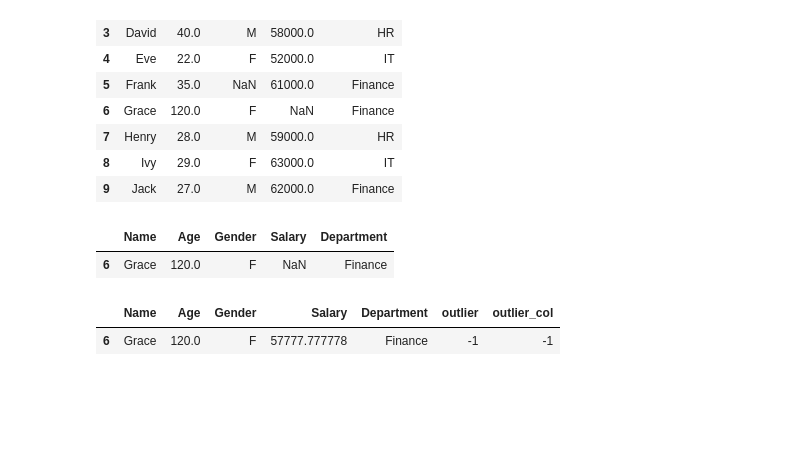
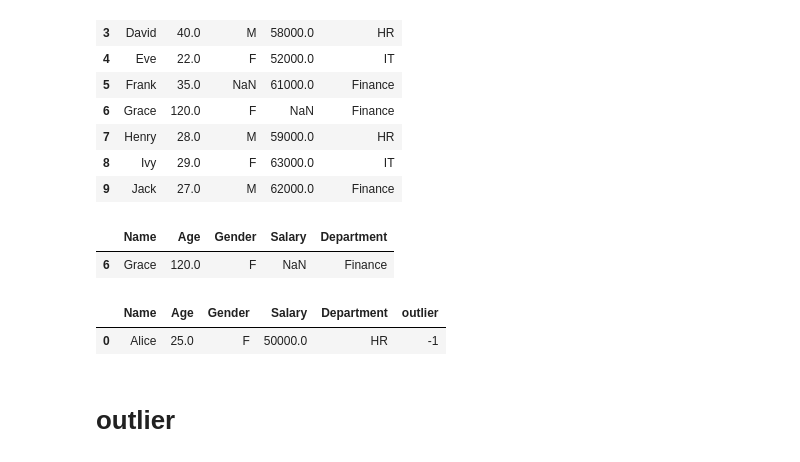
Before and after one commit to gunavathibaskaran170/AI-project-, a Jupyter notebook: Handling_Missing_values.ipynb, the cells around one changed output. Drawn from its saved outputs; the diff is of its cells as text; code cells hidden in the pictures; blank space fills up the shorter version.

```diff
--- a/Handling_Missing_values.ipynb
+++ b/Handling_Missing_values.ipynb
@@ -222,8 +225,10 @@ df4[np.abs(z_score)>2.5]
 # %%
 from sklearn.ensemble import IsolationForest
 iso=IsolationForest(contamination=0.1)
-df['outlier_col']=iso.fit_predict(df[['Age','Salary']])
-df[df['outlier_col']==-1] #after this aply the boxplot
+df4['outlier']=iso.fit_predict(df4[['Age','Salary']])
+df4[df4['outlier']==-1] #after this aply the boxplot
 # %% [output]
-|  | Name | Age | Gender | Salary | Department | outlier | outlier_col |
-| 6 | Grace | 120.0 | F | 57777.777778 | Finance | -1 | -1 |
+|  | Name | Age | Gender | Salary | Department | outlier |
+| 0 | Alice | 25.0 | F | 50000.0 | HR | -1 |
+# %% [markdown]
+# **outlier**
```
Also changed, not shown: parts of 20 cells of this notebook.
